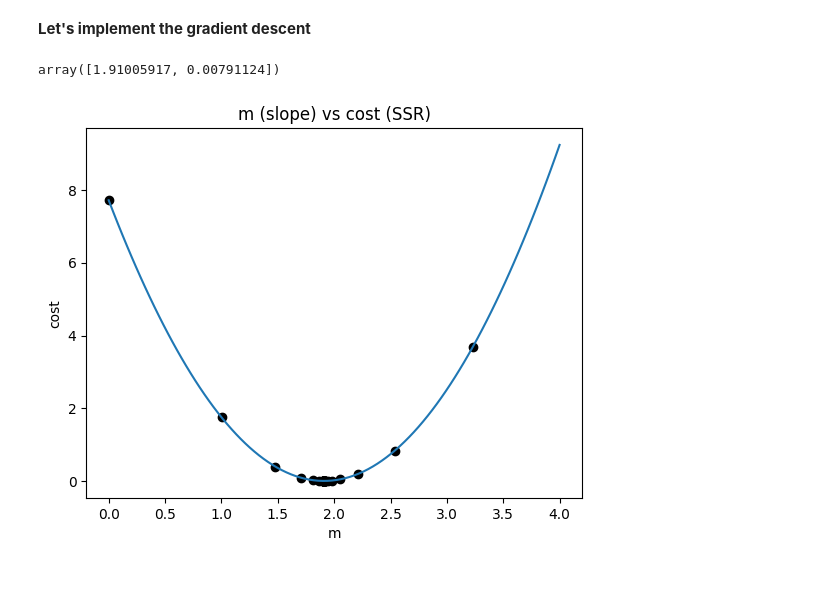
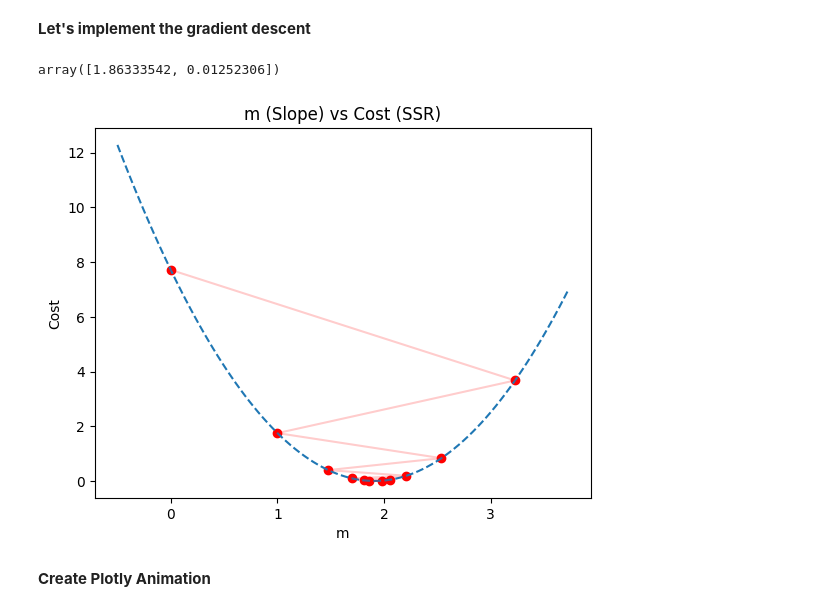
Before and after one commit to k26rahul/dl-and-genai, a Jupyter notebook: week-1/gradient-descent.ipynb, the cells around one changed output. Cells and saved outputs as stored; diff of their text form; code cells hidden in the pictures; blank space fills up the shorter version.

```diff
--- a/week-1/gradient-descent.ipynb
+++ b/week-1/gradient-descent.ipynb
@@ -139,22 +139,22 @@ n = len(x)
 **The model parameter 'm' decides the cost of the model**
 # %%
 # These are the possible 'm' (slope) values for which we will measure the cost
-slope_values = np.arange(0, 2.1, 0.2)  # start, stop, step
-slope_values
-len(slope_values)
+m_values = np.arange(0, 2.1, 0.2)  # start, stop, step
+m_values
+len(m_values)
 # %% [output]
 array([0. , 0.2, 0.4, 0.6, 0.8, 1. , 1.2, 1.4, 1.6, 1.8, 2. ])
 11
 # %%
 import math
 
-n_plots = len(slope_values)
+n_plots = len(m_values)
 n_cols = 6
 n_rows = math.ceil(n_plots / n_cols)
 fig, axes = plt.subplots(n_rows, n_cols, figsize=(25, 4*n_rows))
 axes = axes.flatten()
 
-for idx, m in enumerate(slope_values):
+for idx, m in enumerate(m_values):
   y_pred = m * x  # Make predictions using Model
   cost = np.sum((y - y_pred) ** 2)  # SSR
 
@@ -173,11 +173,11 @@ plt.tight_layout()
 # %% [output]
 [figure]
 # %%
-cost_values = [np.sum((y - m*x) ** 2) for m in slope_values]  # SSR
-_ = plt.plot(slope_values, cost_values)
+cost_values = [np.sum((y - m*x) ** 2) for m in m_values]  # SSR
+_ = plt.plot(m_values, cost_values)
+_ = plt.title('m (Slope) vs Cost (SSR)')
 _ = plt.xlabel('m')
-_ = plt.ylabel('cost')
-_ = plt.title('m (slope) vs cost (SSR)')
+_ = plt.ylabel('Cost')
 # %% [output]
 [figure]
 # %% [markdown]
@@ -194,7 +194,7 @@ def grad(m):
   return 2 * np.sum(x * (m*x - y))  # A scalar value in this case
 # %%
 m = 0  # Model parameter
-epochs = 100  # How many iterations
+epochs = 10  # How many iterations
 alpha = 0.4  # Learning rate
 history = [(m, cost(m))]
 
@@ -207,15 +207,19 @@ for _ in range(epochs):
 history = np.array(history)
 history[-1]
 # %% [output]
-array([1.91005917, 0.00791124])
+array([1.86333542, 0.01252306])
 # %%
-slope_values = np.linspace(0, 4, 100)
-cost_values = [np.sum((y - m*x) ** 2) for m in slope_values]
+# Create a range of m values slightly wider than our history to show the full curve
+m_values = np.linspace(min(history[:, 0]) - 0.5, max(history[:, 0]) + 0.5, 100)
+cost_values = [np.sum((y - m*x) ** 2) for m in m_values]
 
-_ = plt.plot(slope_values, cost_values)
-_ = plt.scatter(history[:, 0], history[:, 1], color='black')
-_ = plt.title('m (slope) vs cost (SSR)')
+_ = plt.plot(m_values, cost_values, linestyle='--', label='Cost Curve')
+_ = plt.scatter(history[:, 0], history[:, 1], color='red', label='Current Step')
+_ = plt.plot(history[:, 0], history[:, 1], color='red', alpha=0.2)  # Path of red dots
+_ = plt.title('m (Slope) vs Cost (SSR)')
 _ = plt.xlabel('m')
-_ = plt.ylabel('cost')
+_ = plt.ylabel('Cost')
 # %% [output]
-[figure, old version]
+[figure, new version]
+# %% [markdown]
+**Create Plotly Animation**
```
Also changed, not shown: parts of 1 cell of this notebook.
